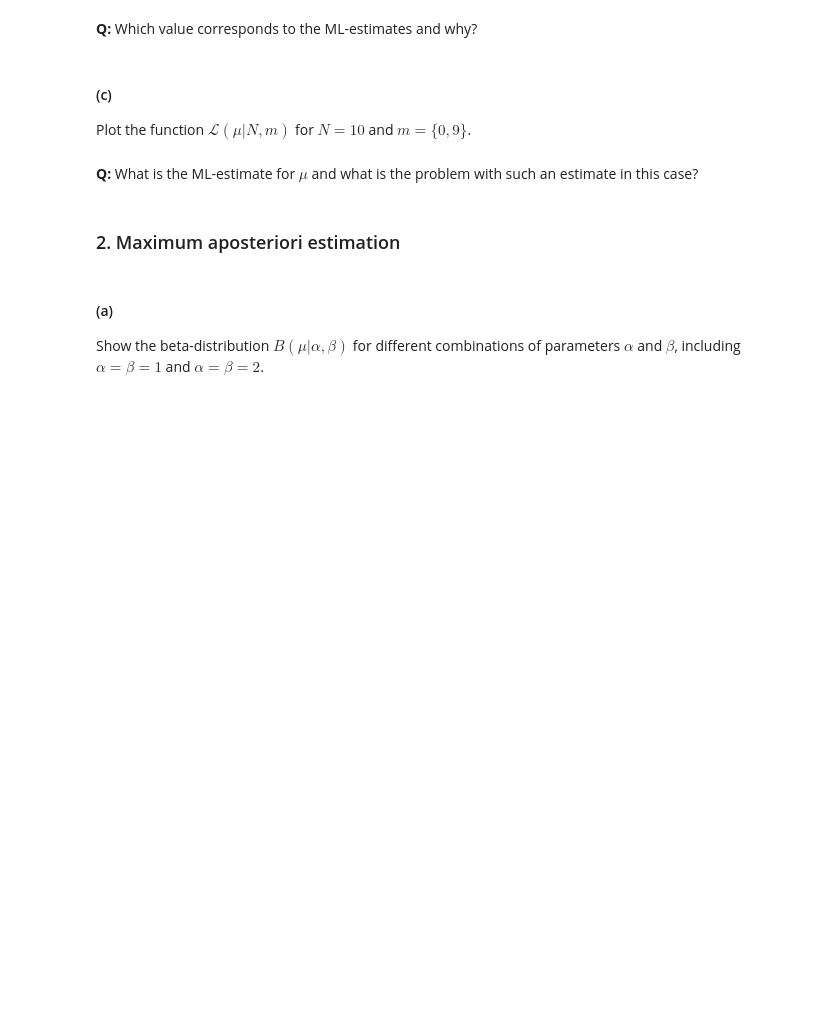
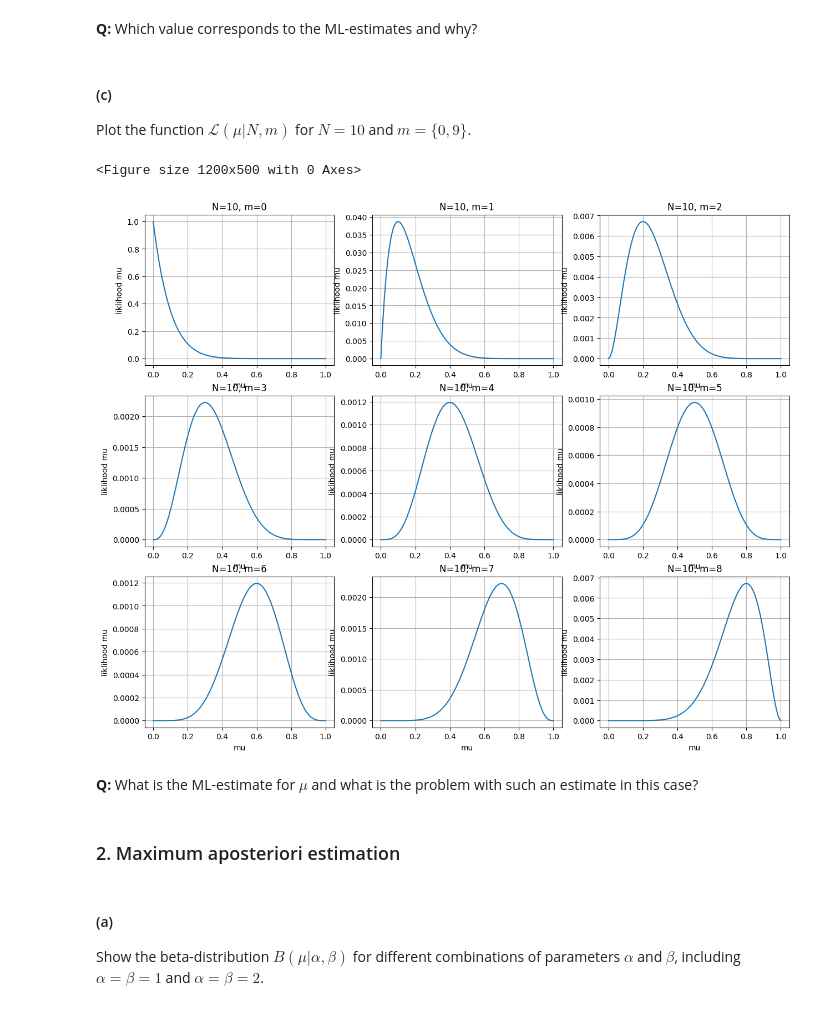
Before and after one commit to Emsamax/ML_croatia, a Jupyter notebook: ML1-2025-LAB4.ipynb, the cells around one changed output. Drawn from its saved outputs; the diff is of its cells as text; code cells hidden in the pictures; blank space fills up the shorter version.

```diff
--- a/ML1-2025-LAB4.ipynb
+++ b/ML1-2025-LAB4.ipynb
@@ -150,3 +177,22 @@ Plot the function $\mathcal{L}(\mu|N,m)$ for $N=10$ and $m=\{0,9\}$.
+# %%
+mu_values = np.linspace(0, 1, 100)
+
+# N = 10
+plt.figure(figsize=(12, 5))
+fig, axes = plt.subplots(3, 3, figsize=(15, 12))
+axes = axes.flatten()
+
+for i in range (0,9):
+    likelihood = L(mu_values, 10, i)
+    axes[i].plot(mu_values, likelihood)
+    axes[i].set_title(f'N=10, m={i}')
+    axes[i].set_xlabel(f'mu')
+    axes[i].set_ylabel('liklihood mu')
+    axes[i].grid(True)
+plt.show()
+# %% [output]
+<Figure size 1200x500 with 0 Axes>
+[figure, added]
 # %% [markdown]
 **Q:** What is the ML-estimate for $\mu$ and what is the problem with such an estimate in this case?
 # %% [markdown]
```
Also changed, not shown: parts of 24 cells of this notebook.
